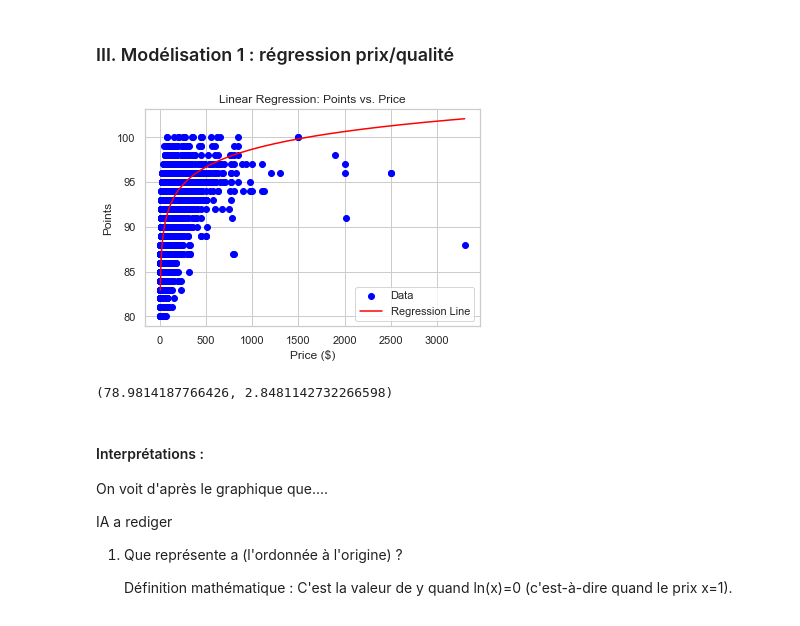
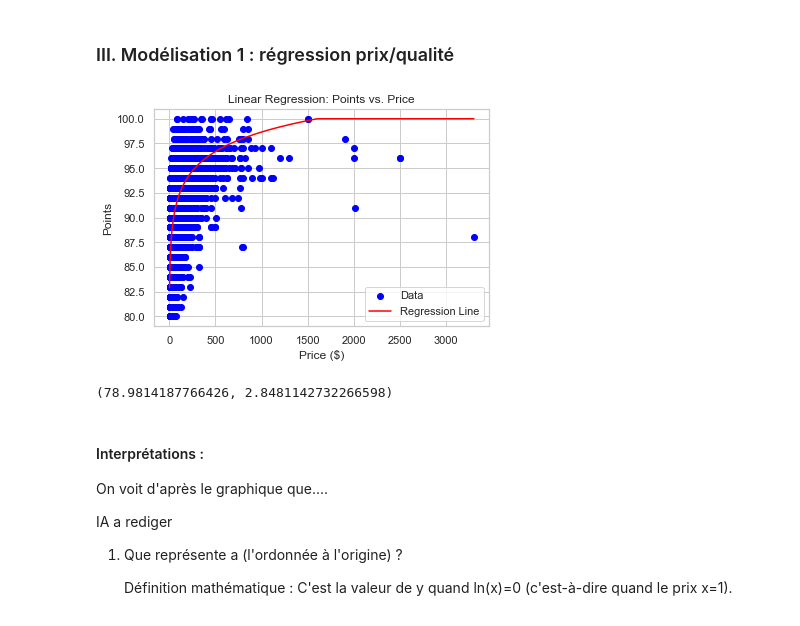
Before and after one commit to Tritri178/projet-data-2, a Jupyter notebook: notebook.ipynb, the cells around one changed output. Drawn from its saved outputs; the diff is of its cells as text; code cells hidden in the pictures.

```diff
--- a/notebook.ipynb
+++ b/notebook.ipynb
@@ -86,46 +97,42 @@ D'après le graphique, on remarque qu'on ne peut pas traiter tous les vins de la
 # %%
 csv_file='data_cleaned.csv'
 data=pd.read_csv(csv_file)
 
 
 def regression_log(x,y):
 
-    log_x = np.log(x)
+    log_x = np.log(x) #on prend le logarithme des valeurs de x (prix) pour faire une régression linéaire
 
-    coefficients = np.polyfit(log_x, y, 1) # returns [b, a]
+    coefficients = np.polyfit(log_x, y, 1) #régression linéaire entre points et log(prix)
 
-    b = coefficients[0]
-    a = coefficients[1]
+    b = coefficients[0] #pente
+    a = coefficients[1] #ordonnée à l'origine
 
 
-    x_range = np.linspace(x.min(), x.max(), 500)
-    y_fit = a + b * np.log(x_range)
+    x_range = np.linspace(x.min(), x.max(), 500) #plage de valeurs pour le tracé de la ligne de régression
+    y_fit = a + b * np.log(x_range) #equation de la ligne de régression
+
+    for i in range(len(y_fit)):
+        if y_fit[i] > 100:
+            y_fit[i] = 100  #limitation des valeurs de y_fit à 100 (maximum des points)
 
 
-    # Plot the data and regression line
+    # Tracé des points et de la ligne de régression
     plt.scatter(x, y, color='blue', label='Data')
     plt.plot(x_range, y_fit, color='red', label='Regression Line')
     plt.xlabel('Price ($)')
     plt.ylabel('Points')
-
-    '''
-    plt.xlim(left=0)   # set x-axis minimum to 0
-    plt.ylim(bottom=0) # set y-axis minimum to 0
-    plt.ylim(top=100)  # set y-axis maximum to 100
-
-    '''
-
     plt.title('Linear Regression: Points vs. Price')
     plt.legend()
     plt.show()
 
     return a, b
 
 x = data['price'].values
 y = data['points'].values
 regression_log(x,y)
 # %% [output]
-[figure, old version]
+[figure, new version]
 (78.9814187766426, 2.8481142732266598)
 # %% [markdown]
 #### Interprétations :
```
Also changed, not shown: parts of 11 cells of this notebook.
